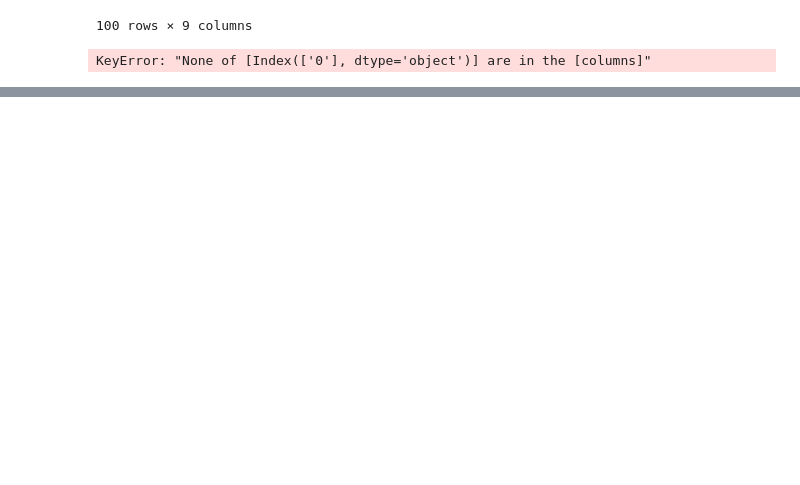
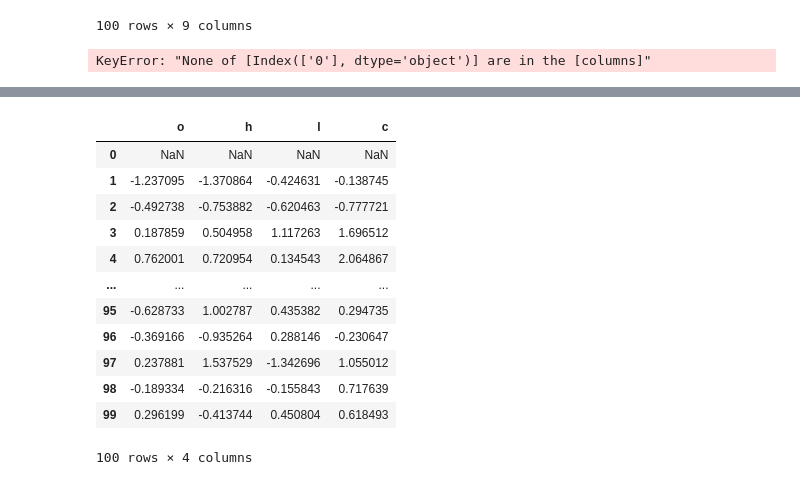
Before and after one commit to ADBondarenko/ML_stock_prediction_project, a Jupyter notebook: app_testing_files/Test_some_stuff.ipynb, the cells around one changed output, grey strips where cells are left out. Cells and saved outputs as stored; diff of their text form; code cells hidden in the pictures; blank space fills up the shorter version.

```diff
--- a/app_testing_files/Test_some_stuff.ipynb
+++ b/app_testing_files/Test_some_stuff.ipynb
@@ -214,0 +267,16 @@ KeyError: "None of [Index(['0'], dtype='object')] are in the [columns]"
+# %%
+data.shift(1)
+# %% [output]
+|  | o | h | l | c |
+| 0 | NaN | NaN | NaN | NaN |
+| 1 | -1.237095 | -1.370864 | -0.424631 | -0.138745 |
+| 2 | -0.492738 | -0.753882 | -0.620463 | -0.777721 |
+| 3 | 0.187859 | 0.504958 | 1.117263 | 1.696512 |
+| 4 | 0.762001 | 0.720954 | 0.134543 | 2.064867 |
+| ... | ... | ... | ... | ... |
+| 95 | -0.628733 | 1.002787 | 0.435382 | 0.294735 |
+| 96 | -0.369166 | -0.935264 | 0.288146 | -0.230647 |
+| 97 | 0.237881 | 1.537529 | -1.342696 | 1.055012 |
+| 98 | -0.189334 | -0.216316 | -0.155843 | 0.717639 |
+| 99 | 0.296199 | -0.413744 | 0.450804 | 0.618493 |
+100 rows × 4 columns
```
Also changed, not shown: parts of 9 cells of this notebook, 2 other files.
